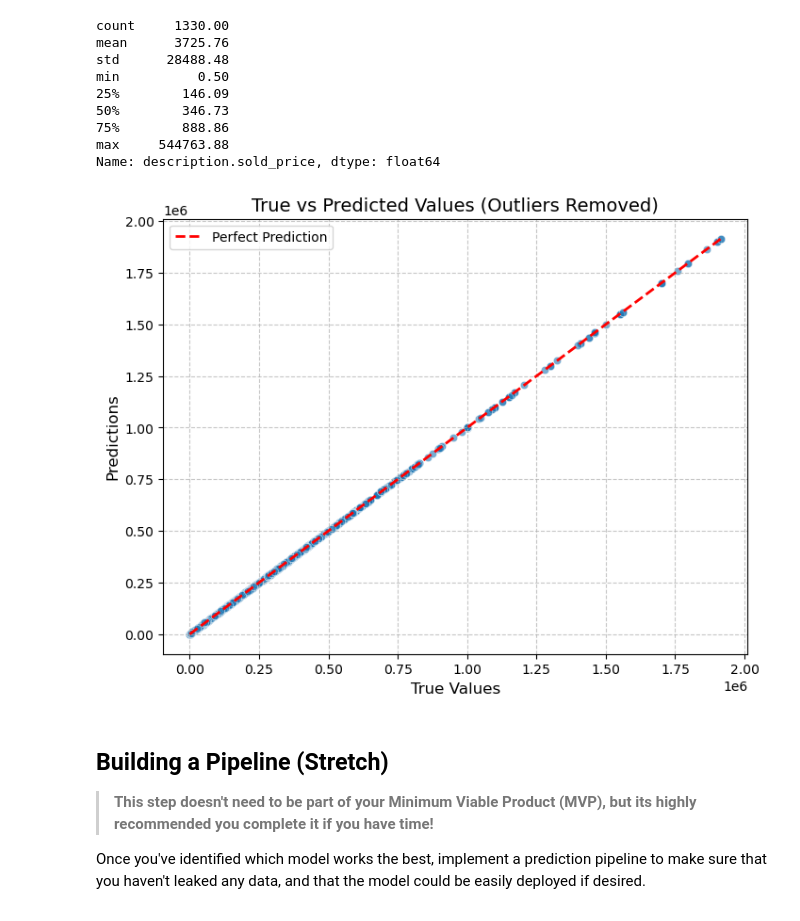
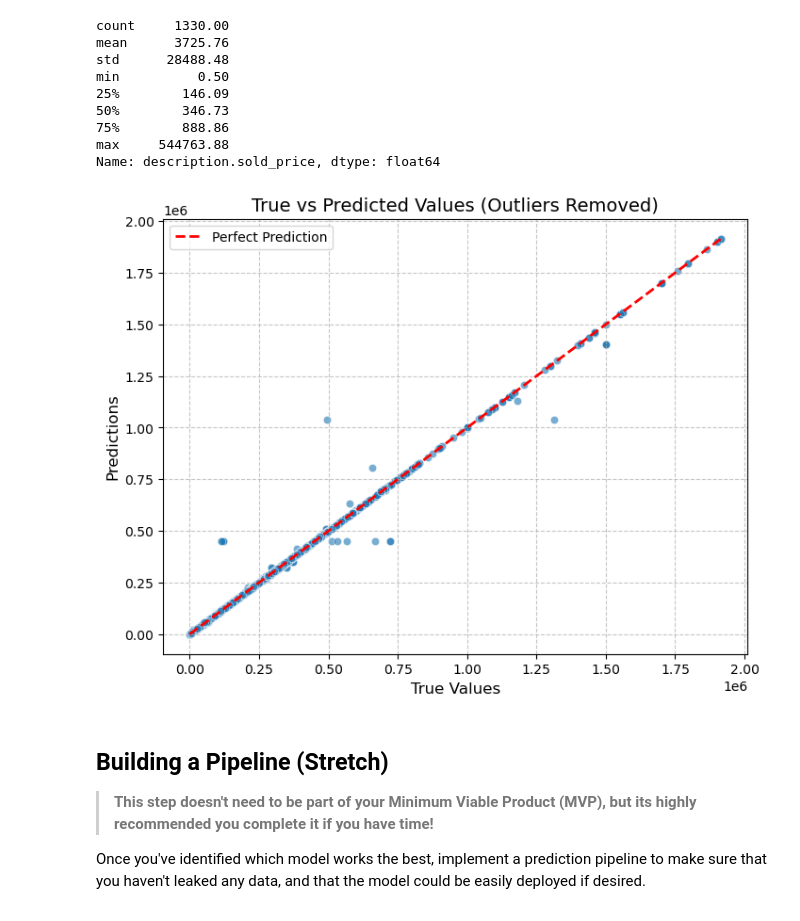
Before and after one commit to natane-a/DS-Midterm-Project, a Jupyter notebook: notebooks/3 - tuning_pipeline.ipynb, the cells around one changed output. Saved outputs shown, nothing was run; the diff lists cells and outputs as text; code cells hidden in the pictures.

Commit message:
image update

```diff
--- a/notebooks/3 - tuning_pipeline.ipynb
+++ b/notebooks/3 - tuning_pipeline.ipynb
@@ -293,8 +293,8 @@ Name: description.sold_price, dtype: float64
 residuals = y_test - y_pred
 
 # Calculate Q1 (25th percentile) and Q3 (75th percentile)
-Q1 = np.percentile(residuals, 10)
-Q3 = np.percentile(residuals, 90)
+Q1 = np.percentile(residuals, 0)
+Q3 = np.percentile(residuals,100)
 
 # Calculate IQR
 IQR = Q3 - Q1
@@ -302,34 +302,34 @@ IQR = Q3 - Q1
 # Define outlier bounds
 lower_bound = Q1 - 1.5 * IQR
 upper_bound = Q3 + 1.5 * IQR
 
 # Filter out outliers
 non_outliers = (residuals >= lower_bound) & (residuals <= upper_bound)
 y_test_filtered = y_test[non_outliers]
 y_pred_filtered = y_pred[non_outliers]
 
 # Create a scatter plot without outliers
 plt.figure(figsize=(8, 6))
 plt.scatter(y_test_filtered, y_pred_filtered, alpha=0.6, edgecolors='w', linewidth=0.5)
 
 # Add a line for perfect predictions
 max_val = max(max(y_test_filtered), max(y_pred_filtered))
 min_val = min(min(y_test_filtered), min(y_pred_filtered))
 plt.plot([min_val, max_val], [min_val, max_val], 'r--', lw=2, label='Perfect Prediction')
 
 # Add labels and title
 plt.xlabel('True Values', fontsize=12)
 plt.ylabel('Predictions', fontsize=12)
 plt.title('True vs Predicted Values (Outliers Removed)', fontsize=14)
 
 # Add grid and legend
 plt.grid(True, linestyle='--', alpha=0.7)
 plt.legend()
 plt.savefig('../images/scatter_plot_true_vs_predicted_values.png', dpi=300, bbox_inches='tight')
 # Show plot
 plt.show()
 # %% [output]
-[figure, old version]
+[figure, new version]
 # %% [markdown]
 ## Building a Pipeline (Stretch)
 
```
Also changed, not shown: 1 other file.
